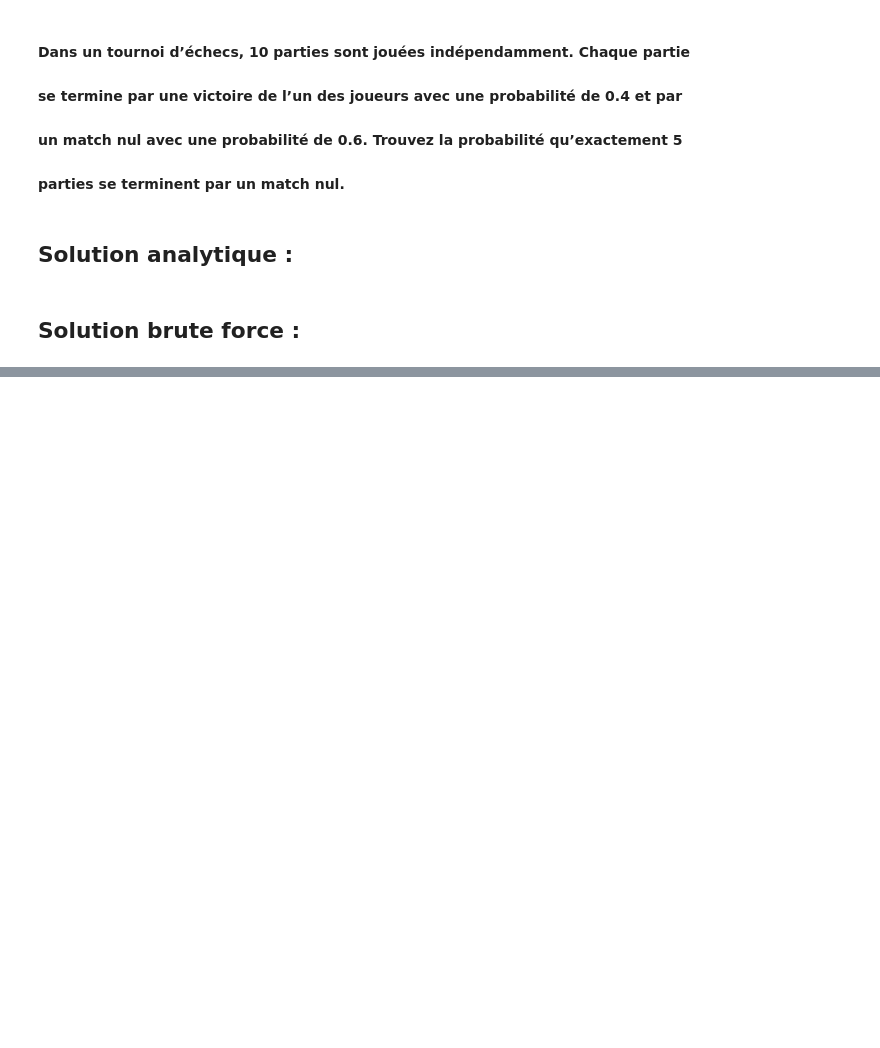
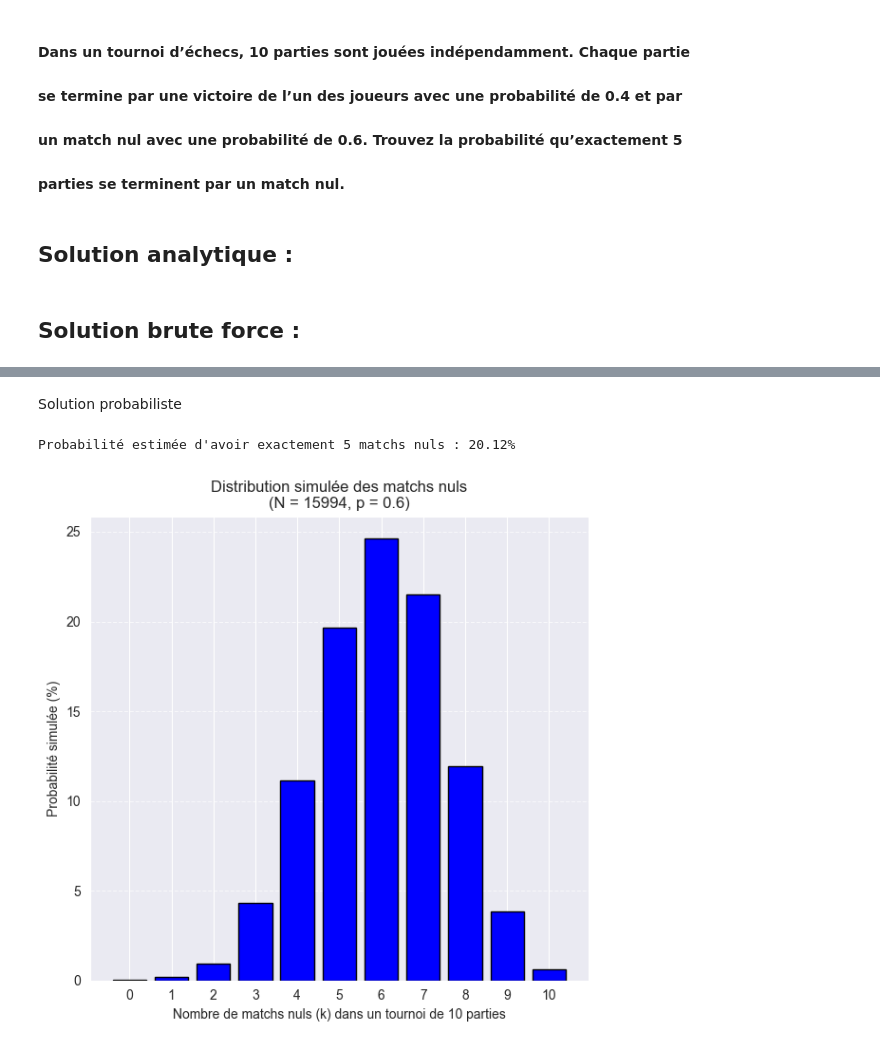
Before and after one commit to BentekhiciFarah/Proba_Miage, a Jupyter notebook: TP3.ipynb, the cells around one changed output, grey strips where cells are left out. Cells and saved outputs as stored; diff of their text form; code cells hidden in the pictures; blank space fills up the shorter version.

Commit message:
fonction probabiliste ajouté

```diff
--- a/TP3.ipynb
+++ b/TP3.ipynb
@@ -130,0 +117,46 @@ La proba d'obtenir 5 matchs nuls après N tournois est de :  20.388895835938477
+# %% [markdown]
+Solution probabiliste
+# %%
+import numpy as np
+import pandas as pd
+
+# Initialisation du générateur de nombres aléatoires
+SEED = 1234
+rng = np.random.default_rng(SEED)
+
+# Fonction simulée
+def probabiliste_fonction(N, n=10, p=0.6, k=5, rng=None):
+    """
+    Calcule la probabilité (en %) d'obtenir exactement `k` matchs nuls sur `n` parties"""
+    if rng is None:
+        rng = np.random.default_rng()
+
+    # Génère une matrice (N x n) de 0 ou 1 selon la proba p
+    data = rng.binomial(1, p, size=(N, n))
+
+    # Compte les matchs nuls (i.e. les "1") pour chaque tournoi
+    nb_matchs_nuls = data.sum(axis=1)
+
+    # Calcule la fréquence des tournois avec exactement k matchs nuls
+    frequence = np.mean(nb_matchs_nuls == k)
+
+    return frequence * 100  # en pourcentage
+# %%
+resultat = probabiliste_fonction(N=100000, n=10, p=0.6, k=5, rng=rng)
+print(f"Probabilité estimée d'avoir exactement 5 matchs nuls : {resultat:.2f}%")
+# %% [output]
+Probabilité estimée d'avoir exactement 5 matchs nuls : 20.12%
+# %%
+valeurs_possibles_k = list(range(n + 1))
+probas = [probabiliste_fonction(N=N, n=n, p=p, k=k, rng=rng) for k in valeurs_possibles_k]
+plt.figure(figsize=(6, 6))
+plt.bar(valeurs_possibles_k, probas, color='blue', edgecolor='black')
+plt.xlabel("Nombre de matchs nuls (k) dans un tournoi de 10 parties")
+plt.ylabel("Probabilité simulée (%)")
+plt.title(f"Distribution simulée des matchs nuls\n(N = {N}, p = {p})")
+plt.xticks(valeurs_possibles_k)
+plt.grid(axis='y', linestyle='--', alpha=0.7)
+plt.tight_layout()
+plt.show()
+# %% [output]
+[figure, added]
```
Also changed, not shown: parts of 5 cells of this notebook.
